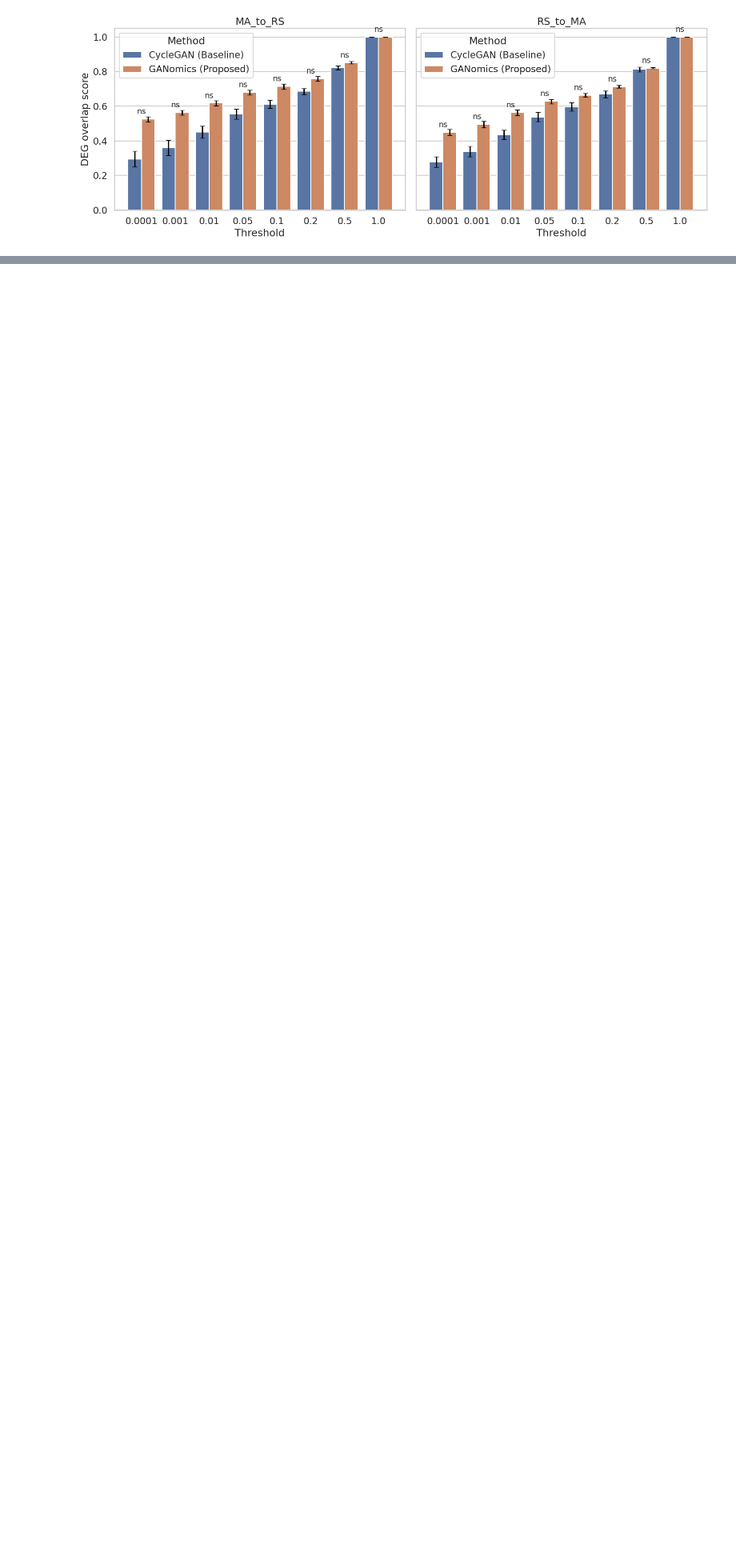
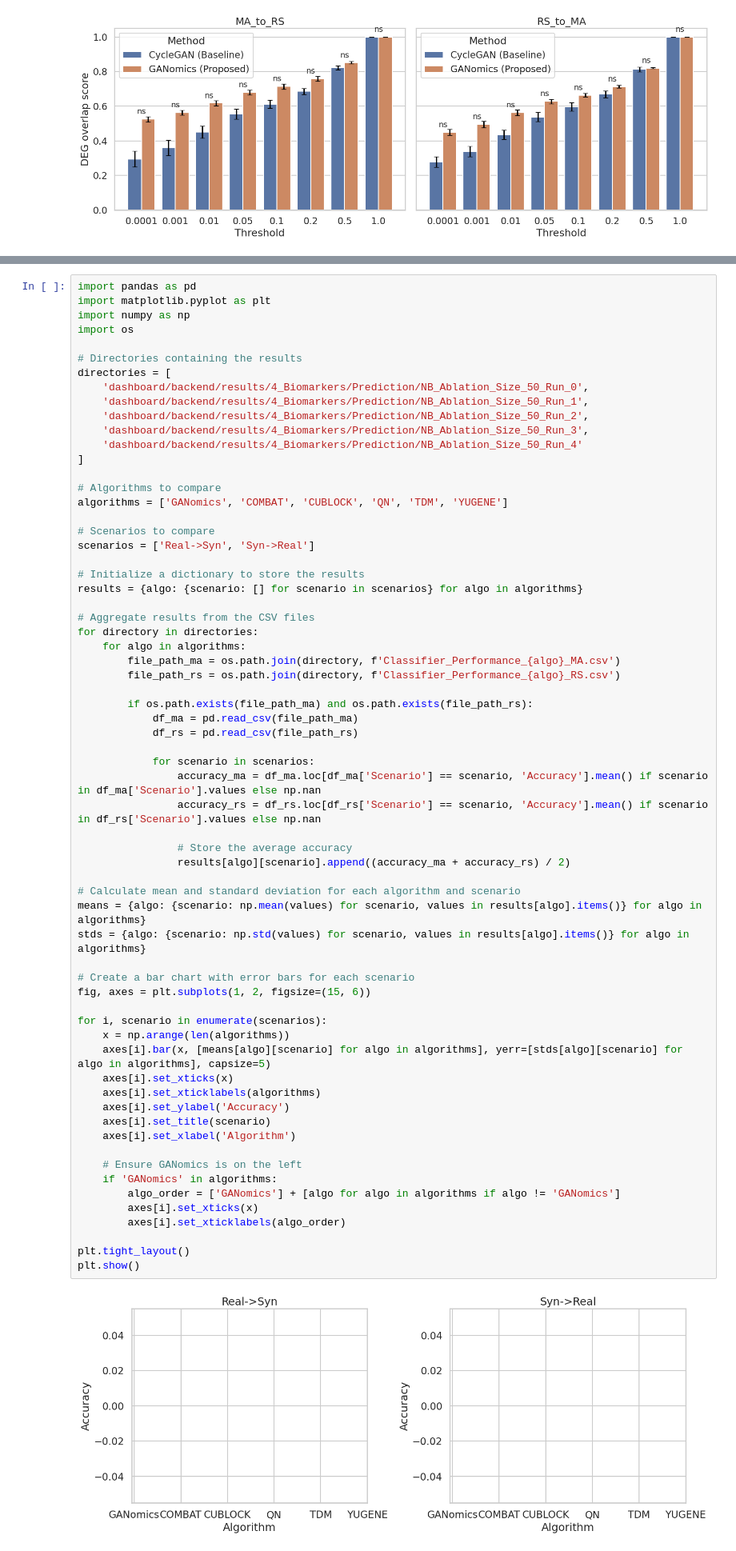
Before and after one commit to seldas/GANomics, a Jupyter notebook: plan/generate_trainsample_ms.ipynb, the cells around one changed output, grey strips where cells are left out. Shown at 80% size. Drawn from its saved outputs; the diff is of its cells as text; blank space fills up the shorter version.

```diff
--- a/plan/generate_trainsample_ms.ipynb
+++ b/plan/generate_trainsample_ms.ipynb
@@ -596,0 +595,67 @@ ModuleNotFoundError: No module named 'pandas'
+# %%
+import pandas as pd
+import matplotlib.pyplot as plt
+import numpy as np
+import os
+
+# Directories containing the results
+directories = [
+    'dashboard/backend/results/4_Biomarkers/Prediction/NB_Ablation_Size_50_Run_0',
+    'dashboard/backend/results/4_Biomarkers/Prediction/NB_Ablation_Size_50_Run_1',
+    'dashboard/backend/results/4_Biomarkers/Prediction/NB_Ablation_Size_50_Run_2',
+    'dashboard/backend/results/4_Biomarkers/Prediction/NB_Ablation_Size_50_Run_3',
+    'dashboard/backend/results/4_Biomarkers/Prediction/NB_Ablation_Size_50_Run_4'
+]
+
+# Algorithms to compare
+algorithms = ['GANomics', 'COMBAT', 'CUBLOCK', 'QN', 'TDM', 'YUGENE']
+
+# Scenarios to compare
+scenarios = ['Real->Syn', 'Syn->Real']
+
+# Initialize a dictionary to store the results
+results = {algo: {scenario: [] for scenario in scenarios} for algo in algorithms}
+
+# Aggregate results from the CSV files
+for directory in directories:
+    for algo in algorithms:
+        file_path_ma = os.path.join(directory, f'Classifier_Performance_{algo}_MA.csv')
+        file_path_rs = os.path.join(directory, f'Classifier_Performance_{algo}_RS.csv')
+
+        if os.path.exists(file_path_ma) and os.path.exists(file_path_rs):
+            df_ma = pd.read_csv(file_path_ma)
+            df_rs = pd.read_csv(file_path_rs)
+
+            for scenario in scenarios:
+                accuracy_ma = df_ma.loc[df_ma['Scenario'] == scenario, 'Accuracy'].mean() if scenario in df_ma['Scenario'].values else np.nan
+                accuracy_rs = df_rs.loc[df_rs['Scenario'] == scenario, 'Accuracy'].mean() if scenario in df_rs['Scenario'].values else np.nan
+
+                # Store the average accuracy
+                results[algo][scenario].append((accuracy_ma + accuracy_rs) / 2)
+
+# Calculate mean and standard deviation for each algorithm and scenario
+means = {algo: {scenario: np.mean(values) for scenario, values in results[algo].items()} for algo in algorithms}
+stds = {algo: {scenario: np.std(values) for scenario, values in results[algo].items()} for algo in algorithms}
+
+# Create a bar chart with error bars for each scenario
+fig, axes = plt.subplots(1, 2, figsize=(15, 6))
+
+for i, scenario in enumerate(scenarios):
+    x = np.arange(len(algorithms))
+    axes[i].bar(x, [means[algo][scenario] for algo in algorithms], yerr=[stds[algo][scenario] for algo in algorithms], capsize=5)
+    axes[i].set_xticks(x)
+    axes[i].set_xticklabels(algorithms)
+    axes[i].set_ylabel('Accuracy')
+    axes[i].set_title(scenario)
+    axes[i].set_xlabel('Algorithm')
+
+    # Ensure GANomics is on the left
+    if 'GANomics' in algorithms:
+        algo_order = ['GANomics'] + [algo for algo in algorithms if algo != 'GANomics']
+        axes[i].set_xticks(x)
+        axes[i].set_xticklabels(algo_order)
+
+plt.tight_layout()
+plt.show()
+# %% [output]
+[figure, added]
```
Also changed, not shown: parts of 1 cell of this notebook, 1 other file.
